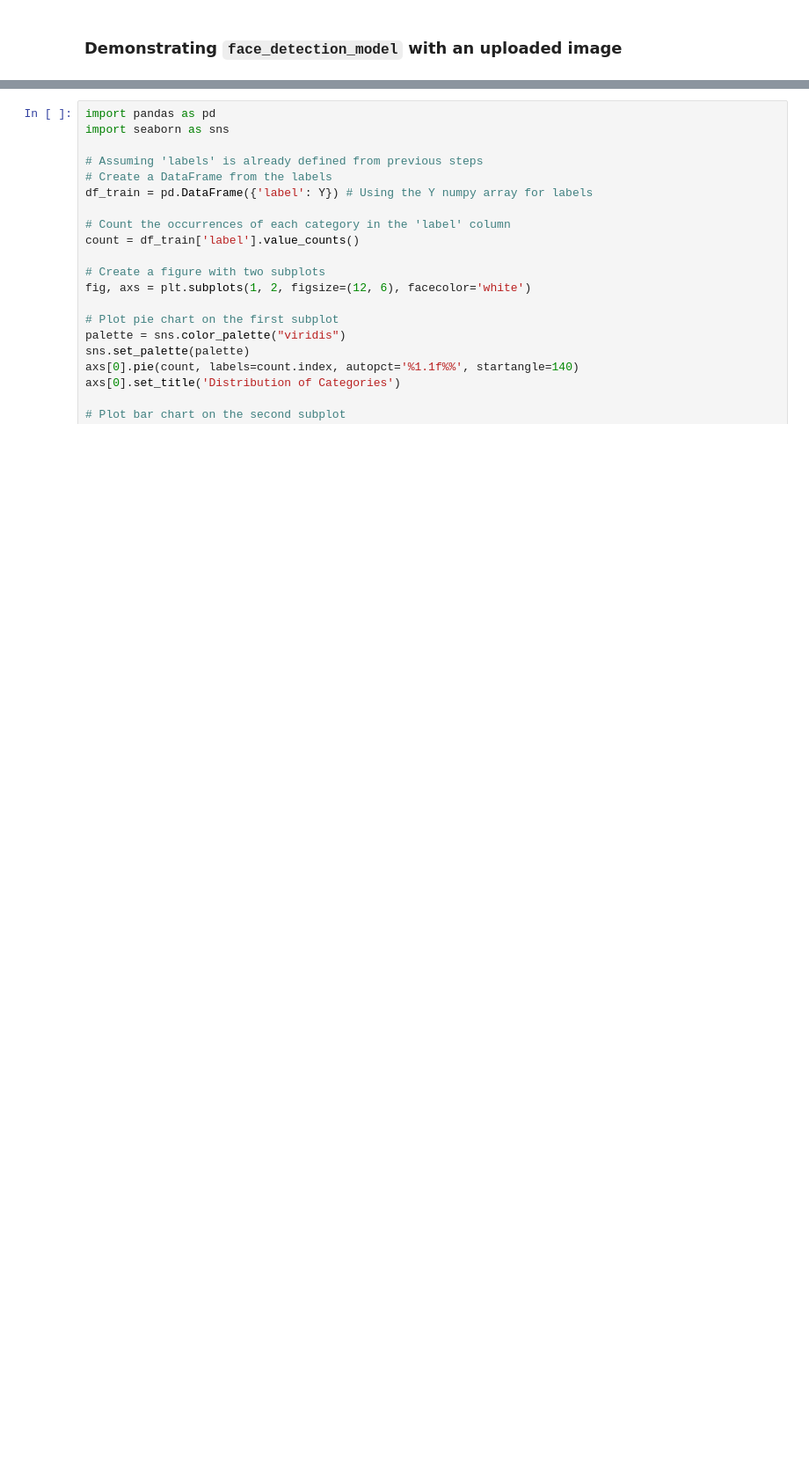
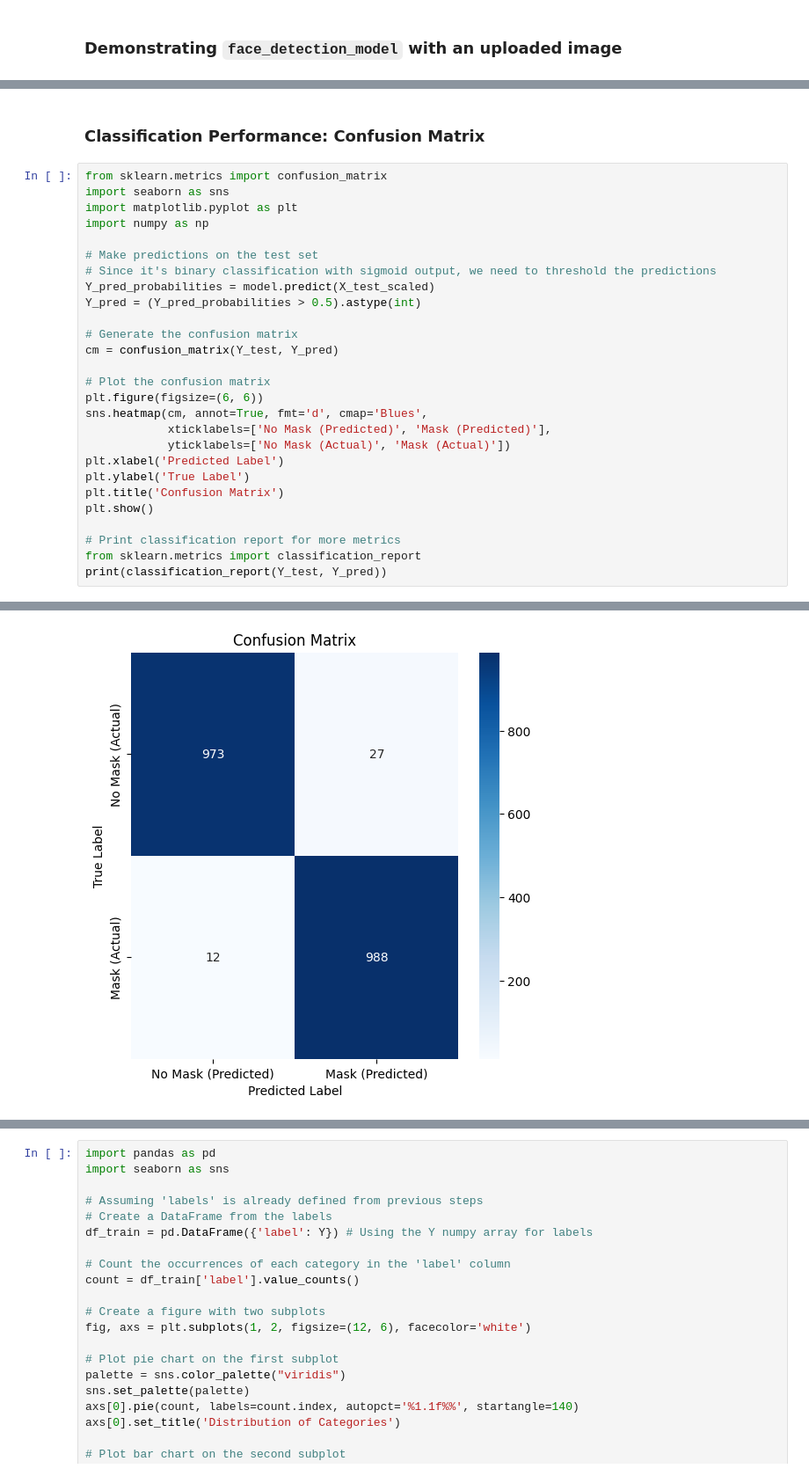
Before and after one commit to surkhanjay-ops/Face-mask-detection-CNN, a Jupyter notebook: face_mask_detection.ipynb, the cells around one changed output, grey strips where cells are left out. Shown at 88% size. Saved outputs shown, nothing was run; the diff lists cells and outputs as text; blank space fills up the shorter version.

```diff
--- a/face_mask_detection.ipynb
+++ b/face_mask_detection.ipynb
@@ -609 +609,31 @@ Uploaded file for demonstration: Screenshot 2026-01-28 022804 (1).png
 [figure]
+# %% [markdown]
+### Classification Performance: Confusion Matrix
+# %%
+from sklearn.metrics import confusion_matrix
+import seaborn as sns
+import matplotlib.pyplot as plt
+import numpy as np
+
+# Make predictions on the test set
+# Since it's binary classification with sigmoid output, we need to threshold the predictions
+Y_pred_probabilities = model.predict(X_test_scaled)
+Y_pred = (Y_pred_probabilities > 0.5).astype(int)
+
+# Generate the confusion matrix
+cm = confusion_matrix(Y_test, Y_pred)
+
+# Plot the confusion matrix
+plt.figure(figsize=(6, 6))
+sns.heatmap(cm, annot=True, fmt='d', cmap='Blues',
+            xticklabels=['No Mask (Predicted)', 'Mask (Predicted)'],
+            yticklabels=['No Mask (Actual)', 'Mask (Actual)'])
+plt.xlabel('Predicted Label')
+plt.ylabel('True Label')
+plt.title('Confusion Matrix')
+plt.show()
+
+# Print classification report for more metrics
+from sklearn.metrics import classification_report
+print(classification_report(Y_test, Y_pred))
+# %% [output]
@@ -609,0 +641 @@ Uploaded file for demonstration: Screenshot 2026-01-28 022804 (1).png
+[figure, added]
```
Also changed, not shown: parts of 17 cells of this notebook.
